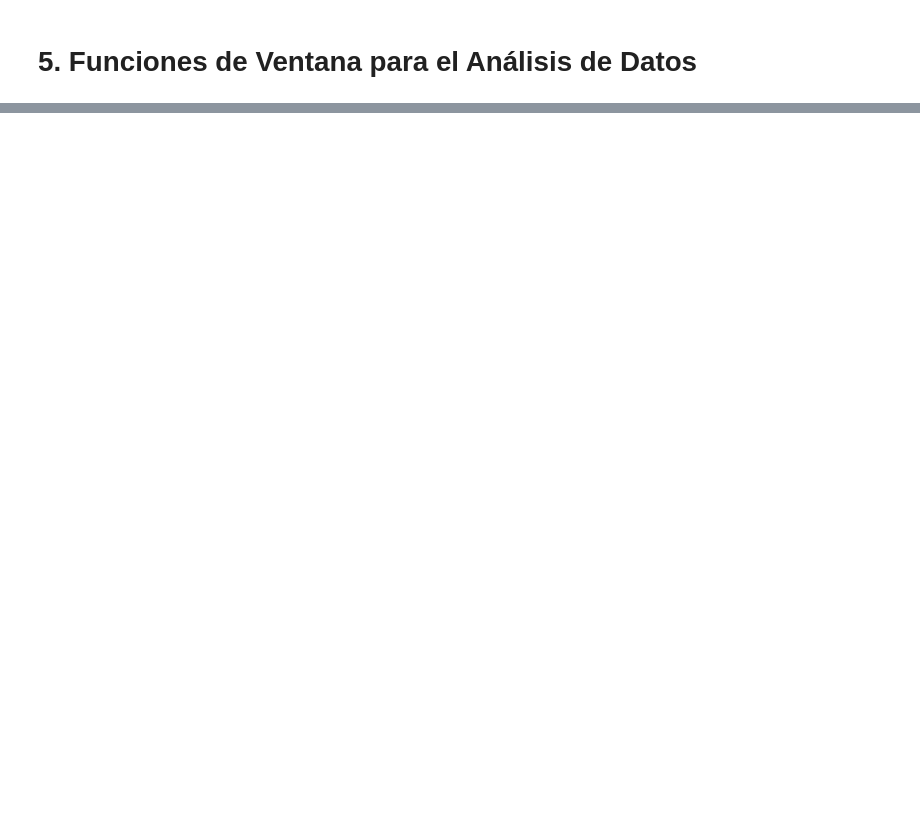
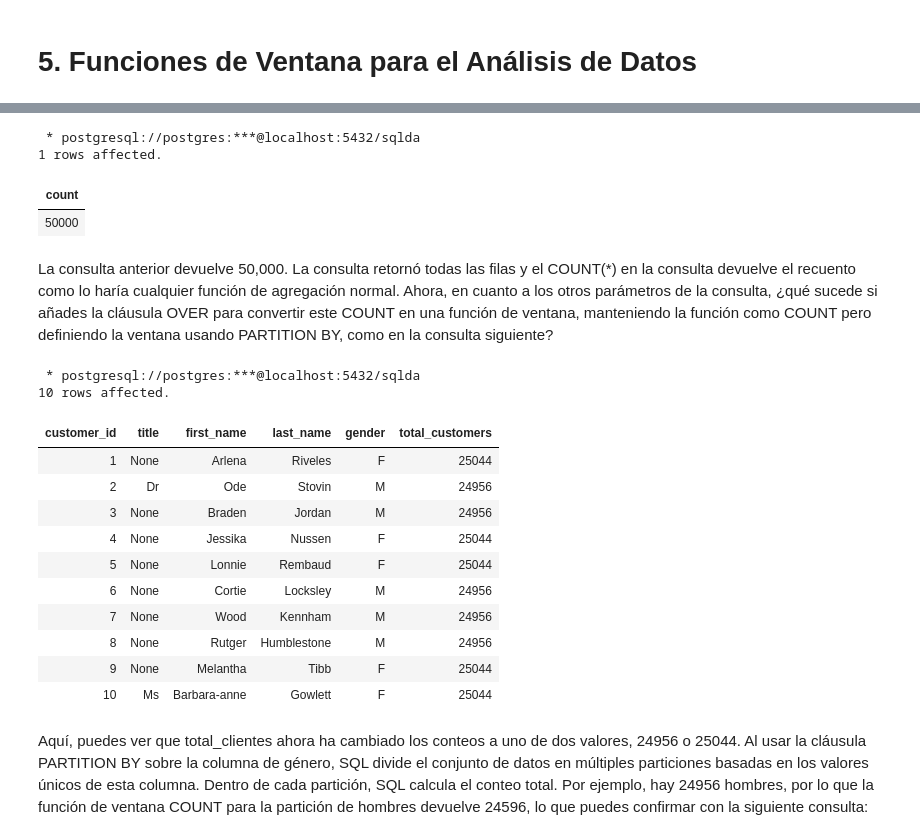
Before and after one commit to limspiga/data-modeling, a Jupyter notebook: 05_data_modeling_for_marketing.ipynb, the cells around one changed output, grey strips where cells are left out. Cells and saved outputs as stored; diff of their text form; code cells hidden in the pictures; blank space fills up the shorter version.

```diff
--- a/05_data_modeling_for_marketing.ipynb
+++ b/05_data_modeling_for_marketing.ipynb
@@ -40,0 +151,45 @@ Los siguientes temas se tratarán en este capítulo:
+# %%
+%%sql
+SELECT
+  COUNT(*)
+FROM
+  customers;
+# %% [output]
+ * postgresql://postgres:***@localhost:5432/sqlda
+1 rows affected.
+| count |
+| 50000 |
+# %% [markdown]
+La consulta anterior devuelve 50,000. La consulta retornó todas las filas y el COUNT(*) en la consulta devuelve el recuento como lo haría cualquier función de agregación normal.
+Ahora, en cuanto a los otros parámetros de la consulta, ¿qué sucede si añades la cláusula OVER para convertir este COUNT en una función de ventana, manteniendo la función como COUNT pero definiendo la ventana usando PARTITION BY, como en la consulta siguiente?
+# %%
+%%sql
+-- Figure 5.4: Customers listed using COUNT(*) partitioned by the gender window query
+SELECT
+  customer_id,
+  title,
+  first_name,
+  last_name,
+  gender,
+  COUNT(*) OVER (PARTITION BY gender) as total_customers
+FROM
+  customers
+ORDER BY
+  customer_id
+LIMIT 10;
+# %% [output]
+ * postgresql://postgres:***@localhost:5432/sqlda
+10 rows affected.
+| customer_id | title | first_name | last_name | gender | total_customers |
+| 1 | None | Arlena | Riveles | F | 25044 |
+| 2 | Dr | Ode | Stovin | M | 24956 |
+| 3 | None | Braden | Jordan | M | 24956 |
+| 4 | None | Jessika | Nussen | F | 25044 |
+| 5 | None | Lonnie | Rembaud | F | 25044 |
+| 6 | None | Cortie | Locksley | M | 24956 |
+| 7 | None | Wood | Kennham | M | 24956 |
+| 8 | None | Rutger | Humblestone | M | 24956 |
+| 9 | None | Melantha | Tibb | F | 25044 |
+| 10 | Ms | Barbara-anne | Gowlett | F | 25044 |
+# %% [markdown]
+Aquí, puedes ver que total_clientes ahora ha cambiado los conteos a uno de dos valores, 24956 o 25044. Al usar la cláusula PARTITION BY sobre la columna de género, SQL divide el conjunto de datos en múltiples particiones basadas en los valores únicos de esta columna. Dentro de cada partición, SQL calcula el conteo total. Por ejemplo, hay 24956 hombres, por lo que la función de ventana COUNT para la partición de hombres devuelve 24596, lo que puedes confirmar con la siguiente consulta:
```
Also changed, not shown: parts of 22 cells of this notebook.
